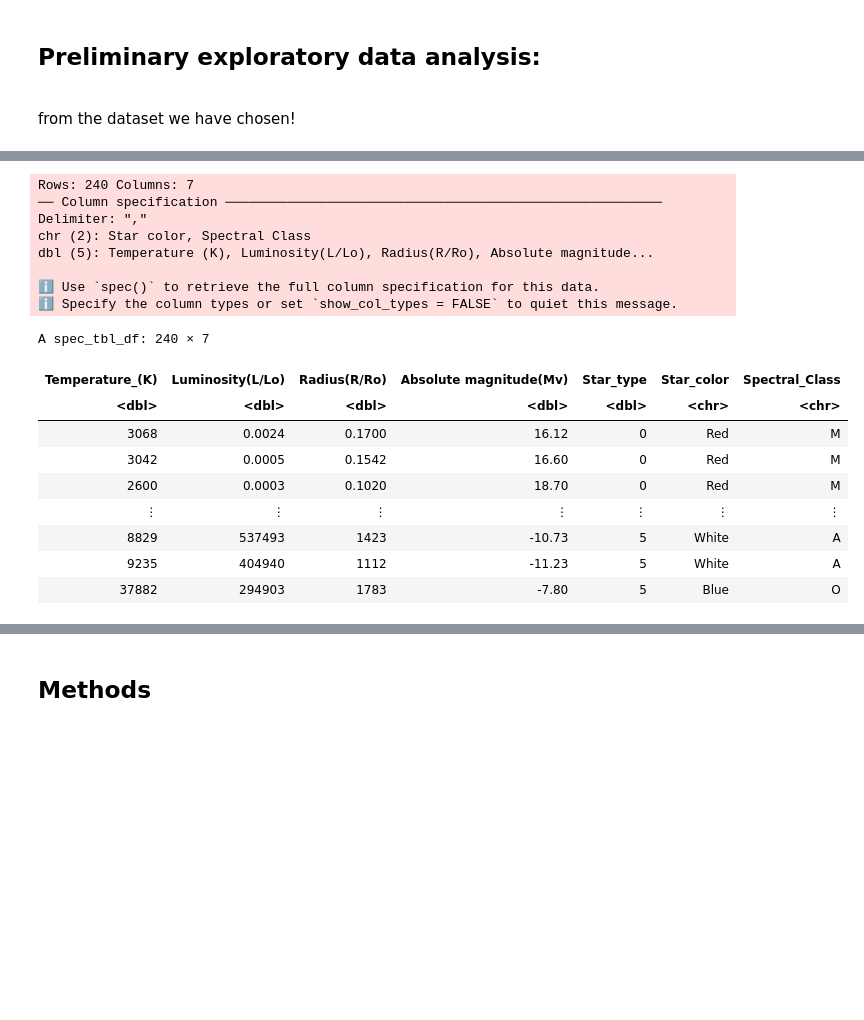
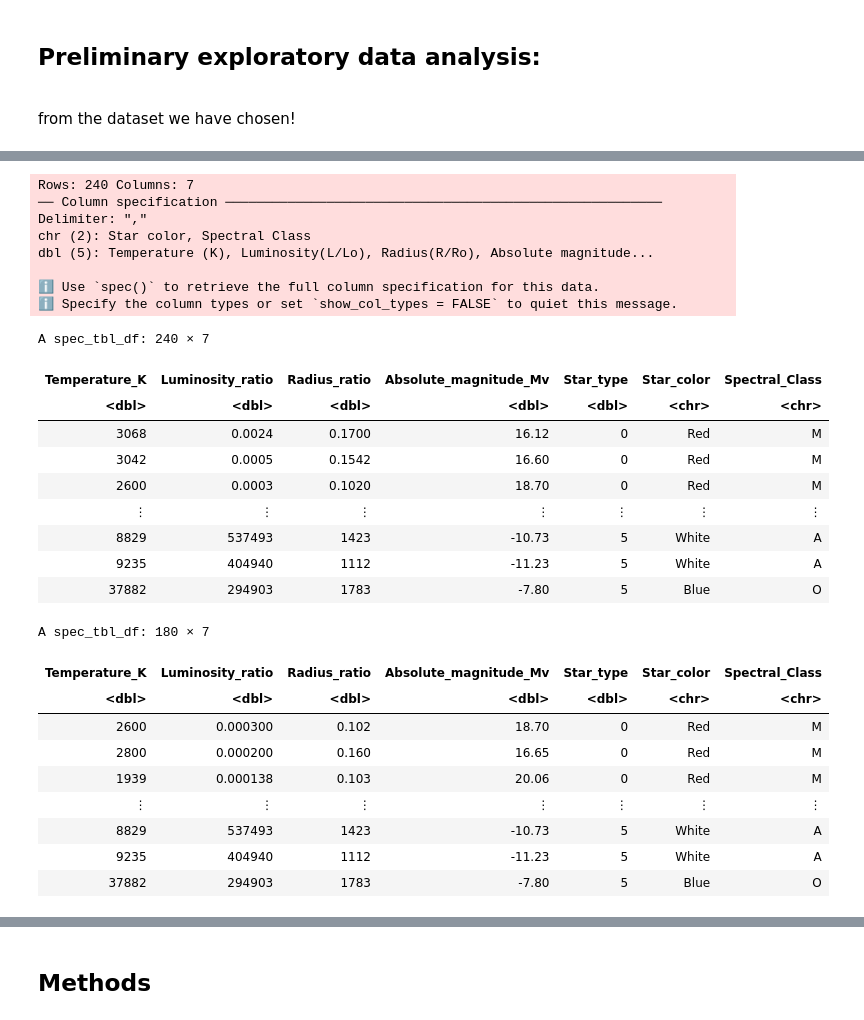
Before and after one commit to zackpeachell/DSCI-100-group-008-05-w12023, a Jupyter notebook: Group_proposal.ipynb, the cells around one changed output, grey strips where cells are left out. Saved outputs shown, nothing was run; the diff lists cells and outputs as text; code cells hidden in the pictures; blank space fills up the shorter version.

```diff
--- a/Group_proposal.ipynb
+++ b/Group_proposal.ipynb
@@ -41,24 +43,38 @@ ERROR: Error in file(filename, "r", encoding = encoding): cannot open the connec
 # %%
+
+
 read_star <- read_csv("DATA/6 class csv.csv")
+
 #these columns need renames
 
 name_star <- read_star|>
                 rename("Star_type" = "Star type")|>
-                rename("Temperature_(K)" = "Temperature (K)")|>
+                rename("Temperature_K" = "Temperature (K)")|>
                 rename("Star_color" = "Star color")|>
-                rename("Spectral_Class" = "Spectral Class")
+                rename("Spectral_Class" = "Spectral Class")|>
+                rename("Luminosity_ratio" = "Luminosity(L/Lo)")|>
+                rename("Radius_ratio" = "Radius(R/Ro)")|>
+                rename("Absolute_magnitude_Mv" = "Absolute magnitude(Mv)")|>
+                filter(Spectral_Class != "NA")
 name_star
+
+set.seed(2023) #check this I think you need a specific seed
+
+split_star <- initial_split(name_star, prop = 0.75, strata = Star_type)
+train_star <- training(split_star)
+test_star <- testing(split_star)
+train_star
 # %% [output]
 Rows: 240 Columns: 7
 ── Column specification ────────────────────────────────────────────────────────
 Delimiter: ","
 chr (2): Star color, Spectral Class
 dbl (5): Temperature (K), Luminosity(L/Lo), Radius(R/Ro), Absolute magnitude...
 
 ℹ Use `spec()` to retrieve the full column specification for this data.
 ℹ Specify the column types or set `show_col_types = FALSE` to quiet this message.
 A spec_tbl_df: 240 × 7
-| Temperature_(K) | Luminosity(L/Lo) | Radius(R/Ro) | Absolute magnitude(Mv) | Star_type | Star_color | Spectral_Class |
+| Temperature_K | Luminosity_ratio | Radius_ratio | Absolute_magnitude_Mv | Star_type | Star_color | Spectral_Class |
 | <dbl> | <dbl> | <dbl> | <dbl> | <dbl> | <chr> | <chr> |
 | 3068 | 0.0024 | 0.1700 | 16.12 | 0 | Red | M |
 | 3042 | 0.0005 | 0.1542 | 16.60 | 0 | Red | M |
@@ -67,4 +83,14 @@ A spec_tbl_df: 240 × 7
 | 8829 | 537493 | 1423 | -10.73 | 5 | White | A |
 | 9235 | 404940 | 1112 | -11.23 | 5 | White | A |
 | 37882 | 294903 | 1783 | -7.80 | 5 | Blue | O |
+A spec_tbl_df: 180 × 7
+| Temperature_K | Luminosity_ratio | Radius_ratio | Absolute_magnitude_Mv | Star_type | Star_color | Spectral_Class |
+| <dbl> | <dbl> | <dbl> | <dbl> | <dbl> | <chr> | <chr> |
+| 2600 | 0.000300 | 0.102 | 18.70 | 0 | Red | M |
+| 2800 | 0.000200 | 0.160 | 16.65 | 0 | Red | M |
+| 1939 | 0.000138 | 0.103 | 20.06 | 0 | Red | M |
+| ⋮ | ⋮ | ⋮ | ⋮ | ⋮ | ⋮ | ⋮ |
+| 8829 | 537493 | 1423 | -10.73 | 5 | White | A |
+| 9235 | 404940 | 1112 | -11.23 | 5 | White | A |
+| 37882 | 294903 | 1783 | -7.80 | 5 | Blue | O |
 # %% [markdown]
```
Also changed, not shown: parts of 8 cells of this notebook.
